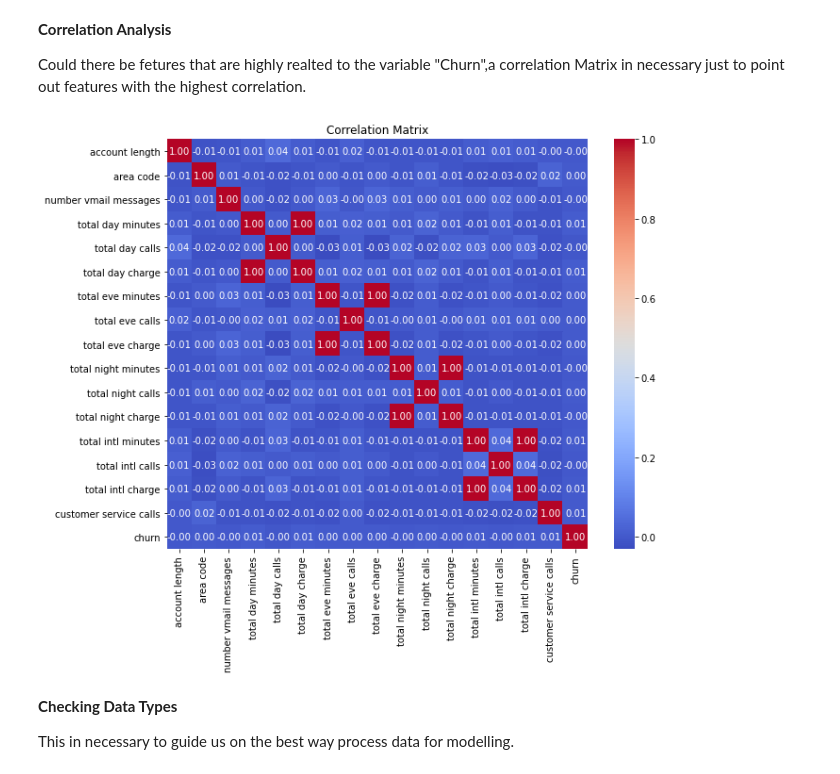
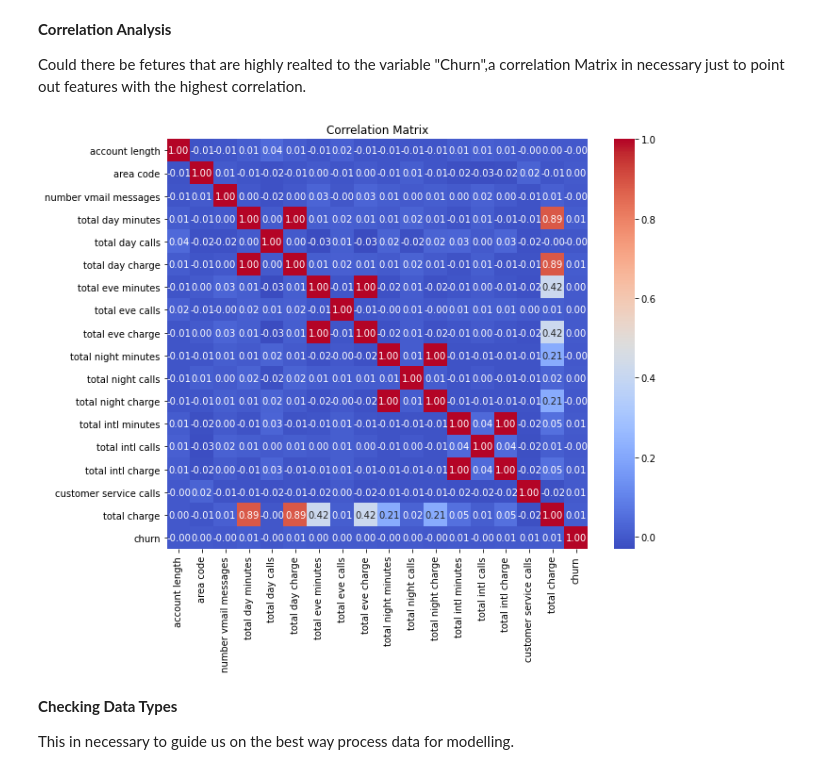
Before and after one commit to N-kioko/Phase-3-project, a Jupyter notebook: index.ipynb, the cells around one changed output. Saved outputs shown, nothing was run; the diff lists cells and outputs as text; code cells hidden in the pictures.

```diff
--- a/index.ipynb
+++ b/index.ipynb
@@ -149,16 +156,19 @@ Name: total charge, dtype: float64
 Could there be fetures that are highly realted to the variable "Churn",a correlation Matrix in necessary just to point out features with the highest correlation.
 # %%
 import seaborn as sns
+import matplotlib.pyplot as plt
 # Compute correlation matrix
-corr = X.join(y).corr()
+x=df.drop("churn",axis=1)
+y1=df["churn"]
+corr = x.join(y1).corr()
 
 # Plot heatmap
 plt.figure(figsize=(10, 8))
 sns.heatmap(corr, annot=True, cmap='coolwarm', fmt='.2f')
 plt.title('Correlation Matrix')
 plt.show()
 # %% [output]
-[figure, old version]
+[figure, new version]
 # %% [markdown]
  **Checking Data Types**
 
```
Also changed, not shown: parts of 22 cells of this notebook, 3 other files.
